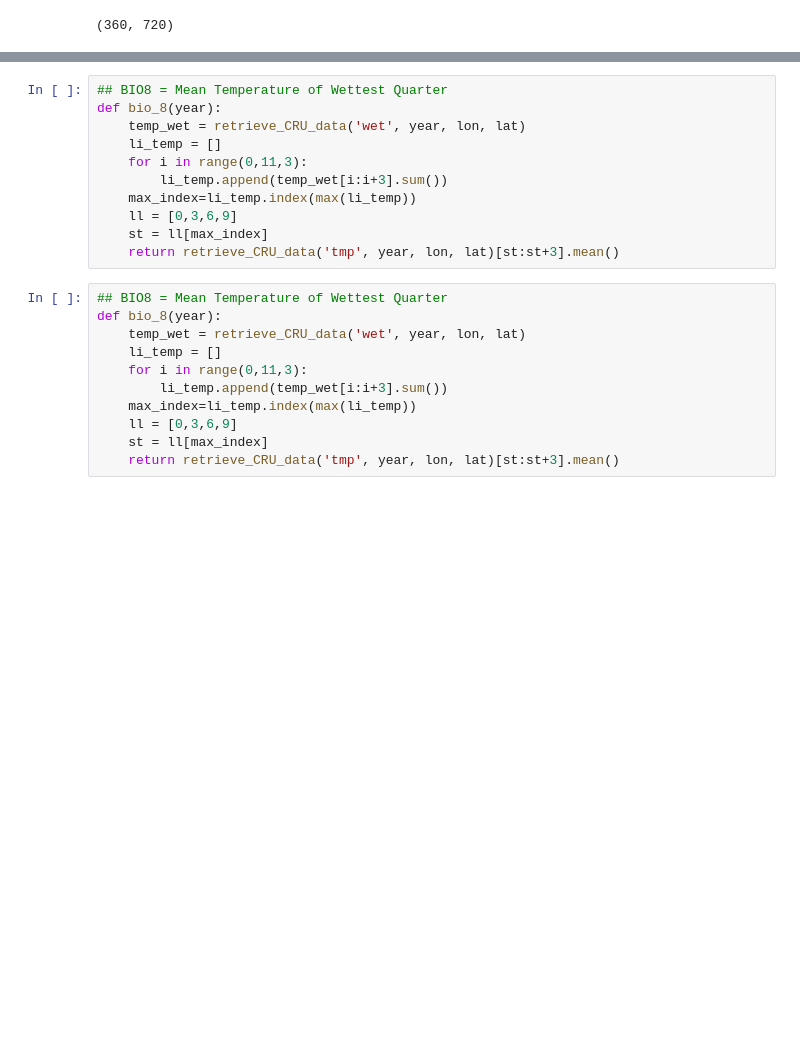
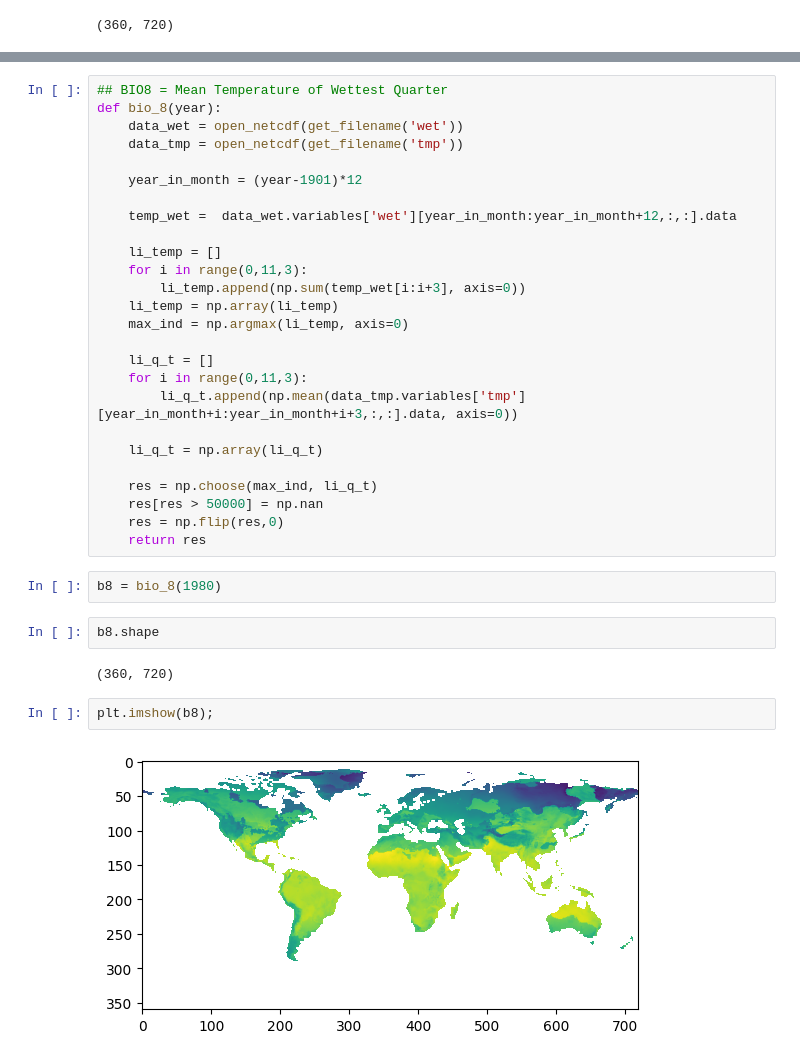
Before and after one commit to dadavie/planetary_garden, a Jupyter notebook: notebooks/Notebook_DavidSchildberger.ipynb, the cells around one changed output, grey strips where cells are left out. Cells and saved outputs as stored; diff of their text form; blank space fills up the shorter version.

Commit message:
get bioclim data from plant lon lat -> working

```diff
--- a/notebooks/Notebook_DavidSchildberger.ipynb
+++ b/notebooks/Notebook_DavidSchildberger.ipynb
@@ -624,24 +556,38 @@ plt.imshow(np.flip(b7,0));
 # %% [output]
 [figure]
-# %%
-## BIO8 = Mean Temperature of Wettest Quarter
-def bio_8(year):
-    temp_wet = retrieve_CRU_data('wet', year, lon, lat)
-    li_temp = []
-    for i in range(0,11,3):
-        li_temp.append(temp_wet[i:i+3].sum())
-    max_index=li_temp.index(max(li_temp))
-    ll = [0,3,6,9]
-    st = ll[max_index]
-    return retrieve_CRU_data('tmp', year, lon, lat)[st:st+3].mean()
-# %%
-## BIO8 = Mean Temperature of Wettest Quarter
-def bio_8(year):
-    temp_wet = retrieve_CRU_data('wet', year, lon, lat)
-    li_temp = []
-    for i in range(0,11,3):
-        li_temp.append(temp_wet[i:i+3].sum())
-    max_index=li_temp.index(max(li_temp))
-    ll = [0,3,6,9]
-    st = ll[max_index]
-    return retrieve_CRU_data('tmp', year, lon, lat)[st:st+3].mean()
+# %%
+## BIO8 = Mean Temperature of Wettest Quarter
+def bio_8(year):
+    data_wet = open_netcdf(get_filename('wet'))
+    data_tmp = open_netcdf(get_filename('tmp'))
+
+    year_in_month = (year-1901)*12
+
+    temp_wet =  data_wet.variables['wet'][year_in_month:year_in_month+12,:,:].data
+
+    li_temp = []
+    for i in range(0,11,3):
+        li_temp.append(np.sum(temp_wet[i:i+3], axis=0))
+    li_temp = np.array(li_temp)
+    max_ind = np.argmax(li_temp, axis=0)
+
+    li_q_t = []
+    for i in range(0,11,3):
+        li_q_t.append(np.mean(data_tmp.variables['tmp'][year_in_month+i:year_in_month+i+3,:,:].data, axis=0))
+
+    li_q_t = np.array(li_q_t)
+
+    res = np.choose(max_ind, li_q_t)
+    res[res > 50000] = np.nan
+    res = np.flip(res,0)
+    return res
+# %%
+b8 = bio_8(1980)
+# %%
+b8.shape
+# %% [output]
+(360, 720)
+# %%
+plt.imshow(b8);
+# %% [output]
+[figure, added]
```
Also changed, not shown: parts of 75 cells of this notebook.
